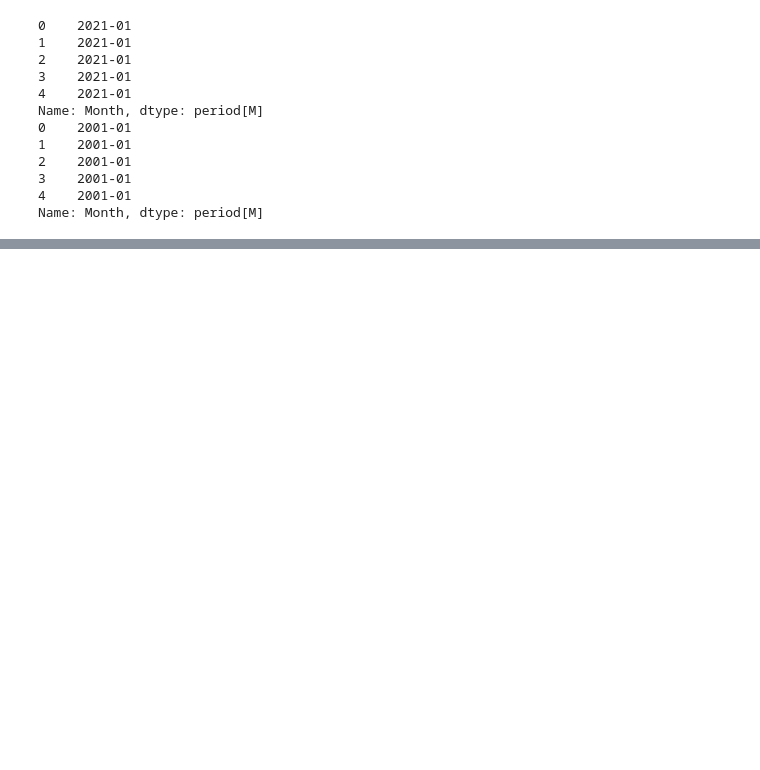
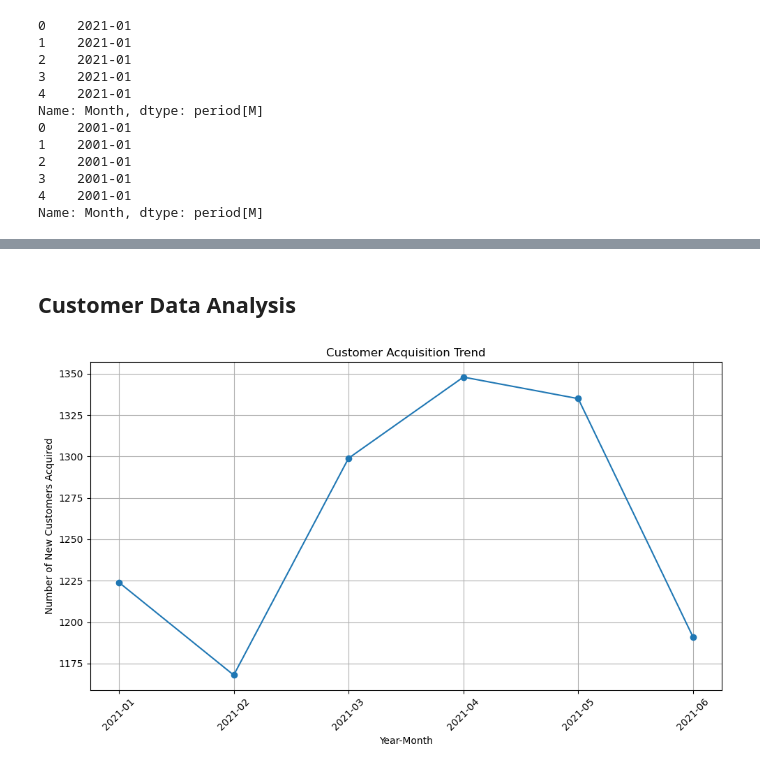
Before and after one commit to Pranav3608/Cohort-Analysis, a Jupyter notebook: cohort_analysis.ipynb, the cells around one changed output, grey strips where cells are left out. Cells and saved outputs as stored; diff of their text form; code cells hidden in the pictures; blank space fills up the shorter version.

```diff
--- a/cohort_analysis.ipynb
+++ b/cohort_analysis.ipynb
@@ -168,0 +236,17 @@ Name: Month, dtype: period[M]
+# %% [markdown]
+## Customer Data Analysis
+# %%
+# User Acquisition
+customer_acquisition = df_customer.groupby('Month')['Cust Id'].nunique()
+
+plt.figure(figsize=(10, 6))
+plt.plot(customer_acquisition.index.astype(str), customer_acquisition, marker='o', linestyle='-')
+plt.xlabel('Year-Month')
+plt.ylabel('Number of New Customers Acquired')
+plt.title('Customer Acquisition Trend')
+plt.xticks(rotation=45)
+plt.grid(True)
+plt.tight_layout()
+plt.show()
+# %% [output]
+[figure, added]
```
Also changed, not shown: parts of 8 cells of this notebook.
